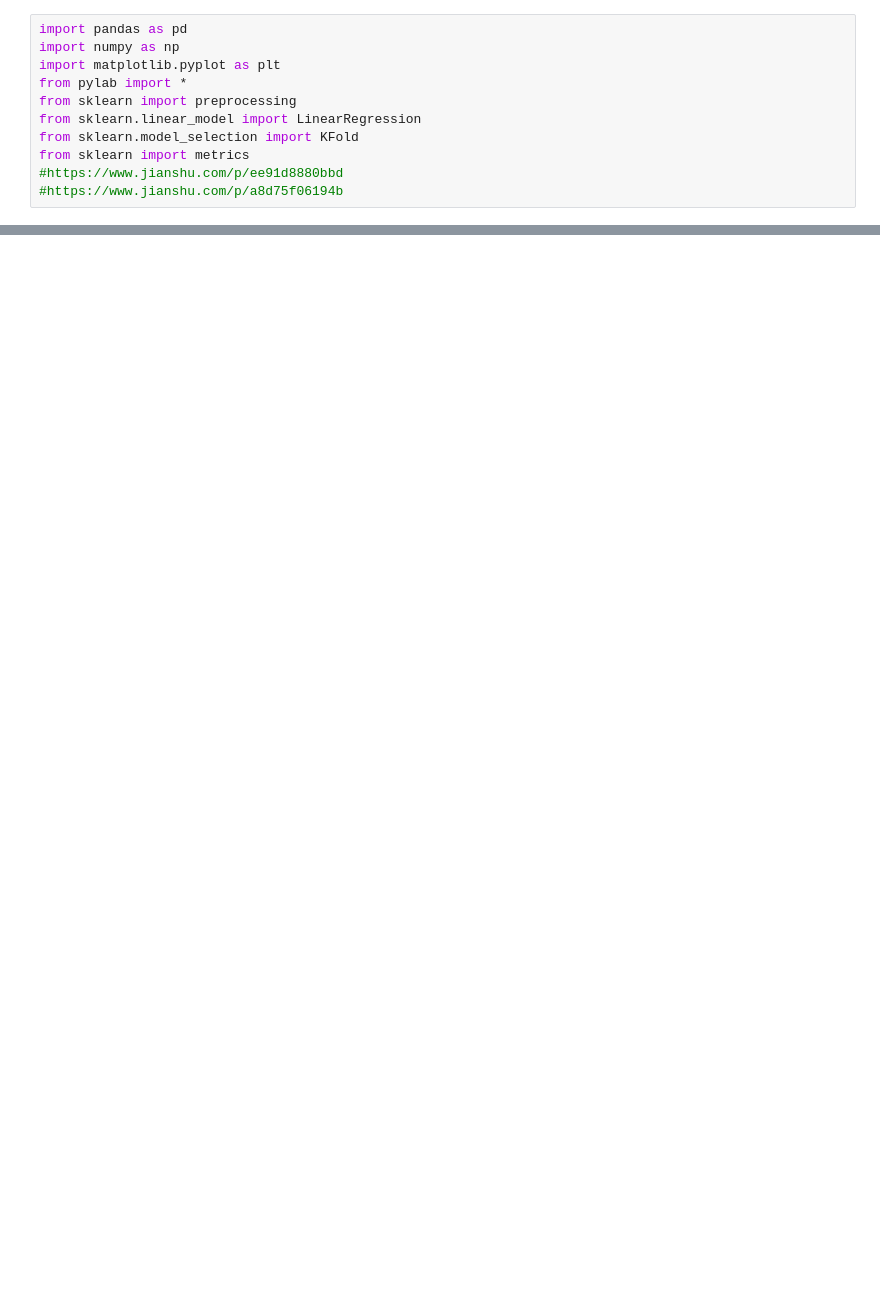
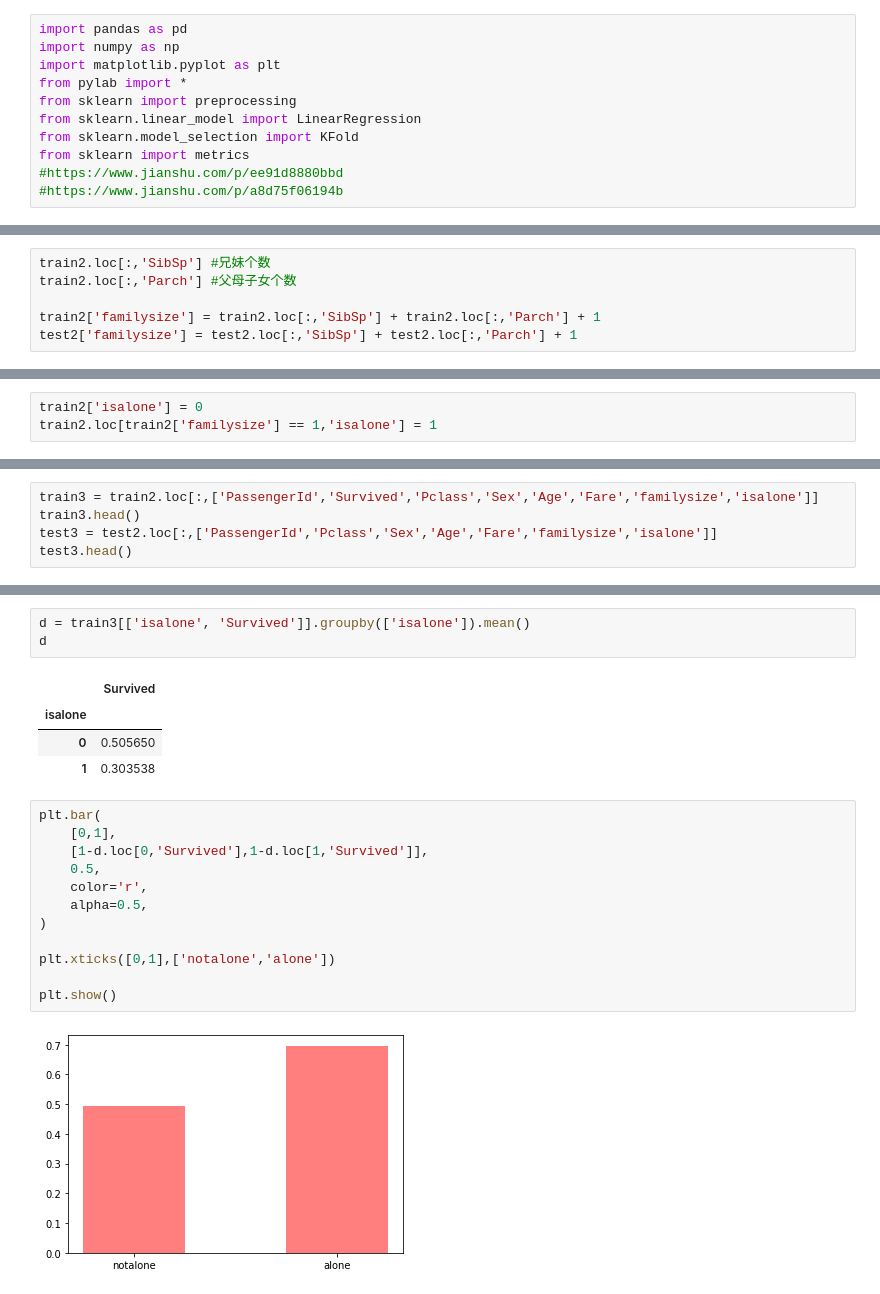
Before and after one commit to Ghlano/Kaggle, a Jupyter notebook: Titanic/Titanic.ipynb, the cells around one changed output, grey strips where cells are left out. Cells and saved outputs as stored; diff of their text form; blank space fills up the shorter version.

```diff
--- a/Titanic/Titanic.ipynb
+++ b/Titanic/Titanic.ipynb
@@ -98,0 +145,6 @@ TypeError: __init__() got an unexpected keyword argument 'n_folds'
+# %%
+train2.loc[:,'SibSp'] #兄妹个数
+train2.loc[:,'Parch'] #父母子女个数
+
+train2['familysize'] = train2.loc[:,'SibSp'] + train2.loc[:,'Parch'] + 1
+test2['familysize'] = test2.loc[:,'SibSp'] + test2.loc[:,'Parch'] + 1
@@ -98,0 +160,3 @@ TypeError: __init__() got an unexpected keyword argument 'n_folds'
+# %%
+train2['isalone'] = 0
+train2.loc[train2['familysize'] == 1,'isalone'] = 1
@@ -98,0 +172,5 @@ TypeError: __init__() got an unexpected keyword argument 'n_folds'
+# %%
+train3 = train2.loc[:,['PassengerId','Survived','Pclass','Sex','Age','Fare','familysize','isalone']]
+train3.head()
+test3 = test2.loc[:,['PassengerId','Pclass','Sex','Age','Fare','familysize','isalone']]
+test3.head()
@@ -98,0 +190,22 @@ TypeError: __init__() got an unexpected keyword argument 'n_folds'
+# %%
+d = train3[['isalone', 'Survived']].groupby(['isalone']).mean()
+d
+# %% [output]
+|  | Survived |
+| isalone |  |
+| 0 | 0.505650 |
+| 1 | 0.303538 |
+# %%
+plt.bar(
+    [0,1],
+    [1-d.loc[0,'Survived'],1-d.loc[1,'Survived']],
+    0.5,
+    color='r',
+    alpha=0.5,
+)
+
+plt.xticks([0,1],['notalone','alone'])
+
+plt.show()
+# %% [output]
+[figure, added]
```
Also changed, not shown: parts of 46 cells of this notebook, 3 other files.
